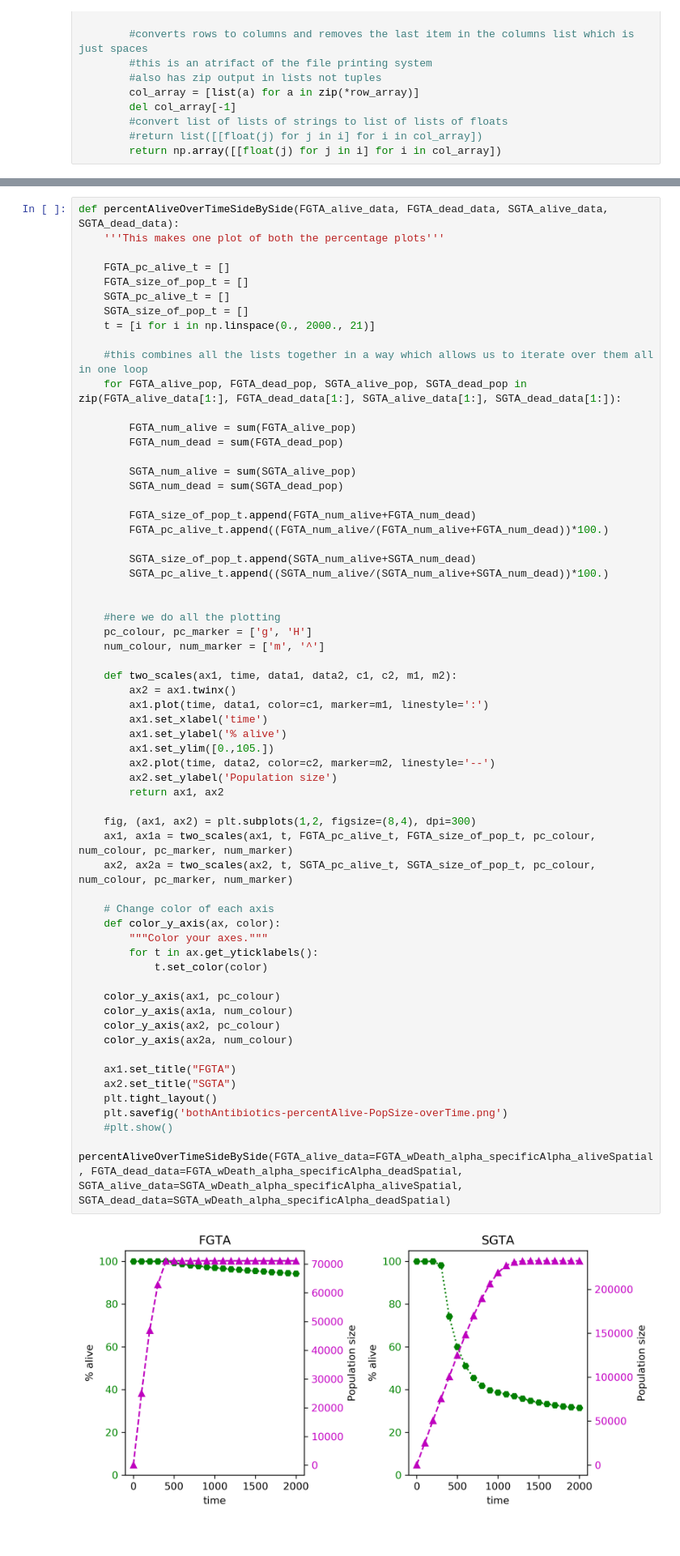
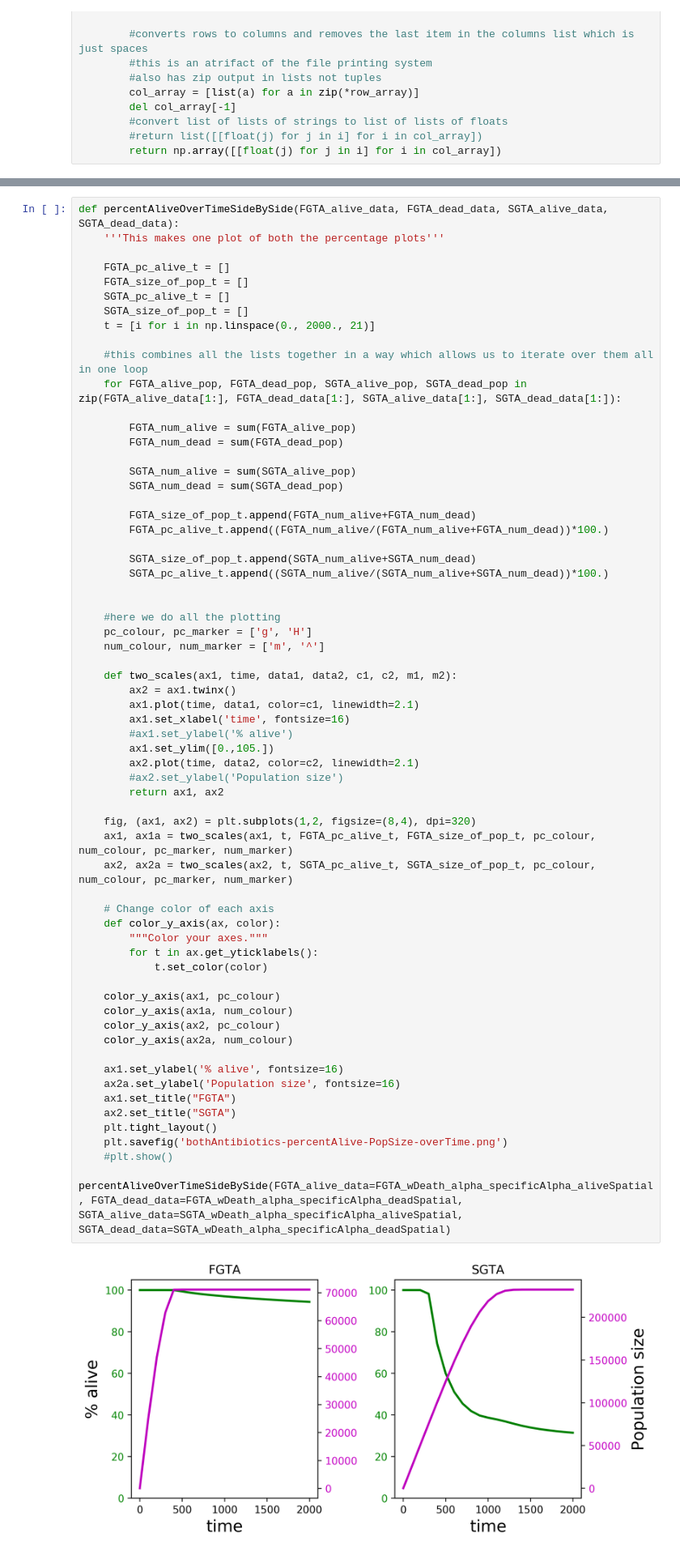
Before and after one commit to patricksinclair/Paper-Nutrients, a Jupyter notebook: MasterPlotter.ipynb, the cells around one changed output, grey strips where cells are left out. Shown: that part at 81% size. Cells and saved outputs as stored; diff of their text form.

```diff
--- a/MasterPlotter.ipynb
+++ b/MasterPlotter.ipynb
@@ -117,40 +160,42 @@ def percentAliveOverTimeSideBySide(FGTA_alive_data, FGTA_dead_data, SGTA_alive_d
     pc_colour, pc_marker = ['g', 'H']
     num_colour, num_marker = ['m', '^']
 
     def two_scales(ax1, time, data1, data2, c1, c2, m1, m2):
         ax2 = ax1.twinx()
-        ax1.plot(time, data1, color=c1, marker=m1, linestyle=':')
-        ax1.set_xlabel('time')
-        ax1.set_ylabel('% alive')
+        ax1.plot(time, data1, color=c1, linewidth=2.1)
+        ax1.set_xlabel('time', fontsize=16)
+        #ax1.set_ylabel('% alive')
         ax1.set_ylim([0.,105.])
-        ax2.plot(time, data2, color=c2, marker=m2, linestyle='--')
-        ax2.set_ylabel('Population size')
+        ax2.plot(time, data2, color=c2, linewidth=2.1)
+        #ax2.set_ylabel('Population size')
         return ax1, ax2
 
-    fig, (ax1, ax2) = plt.subplots(1,2, figsize=(8,4), dpi=300)
+    fig, (ax1, ax2) = plt.subplots(1,2, figsize=(8,4), dpi=320)
     ax1, ax1a = two_scales(ax1, t, FGTA_pc_alive_t, FGTA_size_of_pop_t, pc_colour, num_colour, pc_marker, num_marker)
     ax2, ax2a = two_scales(ax2, t, SGTA_pc_alive_t, SGTA_size_of_pop_t, pc_colour, num_colour, pc_marker, num_marker)
 
     # Change color of each axis
     def color_y_axis(ax, color):
         """Color your axes."""
         for t in ax.get_yticklabels():
             t.set_color(color)
 
     color_y_axis(ax1, pc_colour)
     color_y_axis(ax1a, num_colour)
     color_y_axis(ax2, pc_colour)
     color_y_axis(ax2a, num_colour)
 
+    ax1.set_ylabel('% alive', fontsize=16)
+    ax2a.set_ylabel('Population size', fontsize=16)
     ax1.set_title("FGTA")
     ax2.set_title("SGTA")
     plt.tight_layout()
     plt.savefig('bothAntibiotics-percentAlive-PopSize-overTime.png')
     #plt.show()
 
 percentAliveOverTimeSideBySide(FGTA_alive_data=FGTA_wDeath_alpha_specificAlpha_aliveSpatial, FGTA_dead_data=FGTA_wDeath_alpha_specificAlpha_deadSpatial, SGTA_alive_data=SGTA_wDeath_alpha_specificAlpha_aliveSpatial, SGTA_dead_data=SGTA_wDeath_alpha_specificAlpha_deadSpatial)
 # %% [output]
-[figure, old version]
+[figure, new version]
 # %%
 def plotAllMeasurementsIndividually(data, title, yLabel, antibiotic_type='SGTA', alphaVal='specific_alpha'):
     '''This plots each time measurement individually and saves them in a breakdown folder.'''
```
Also changed, not shown: parts of 4 cells of this notebook, 17 other files.
